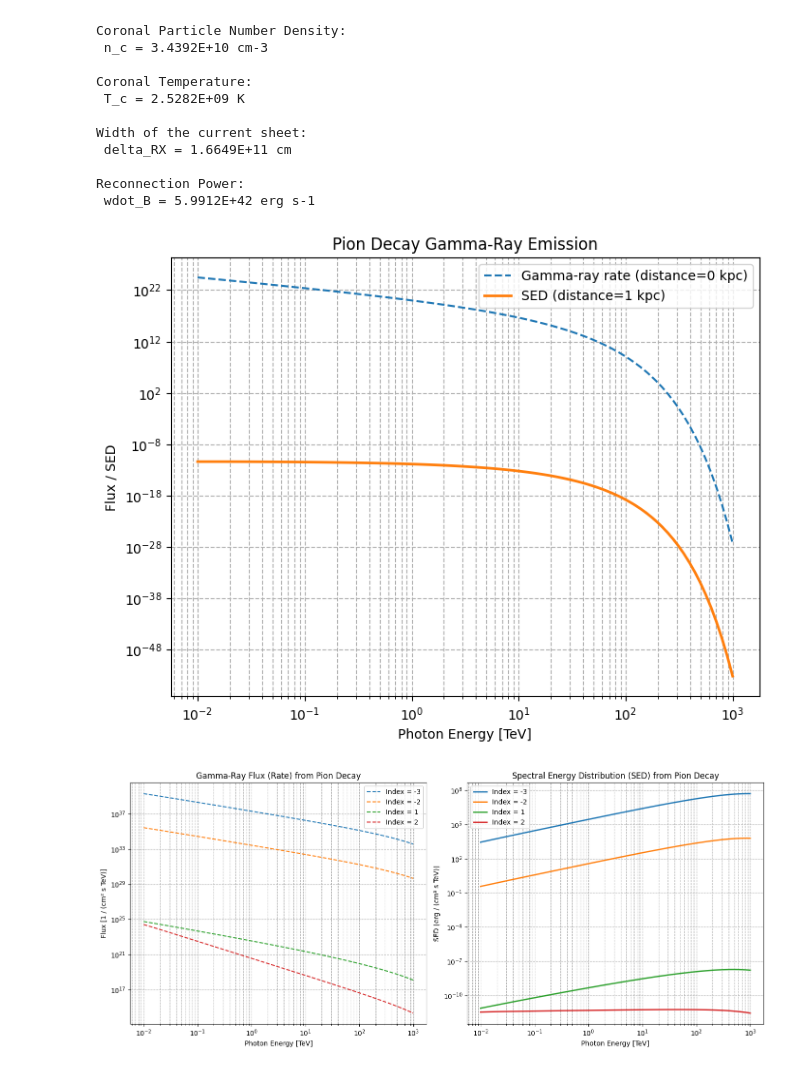
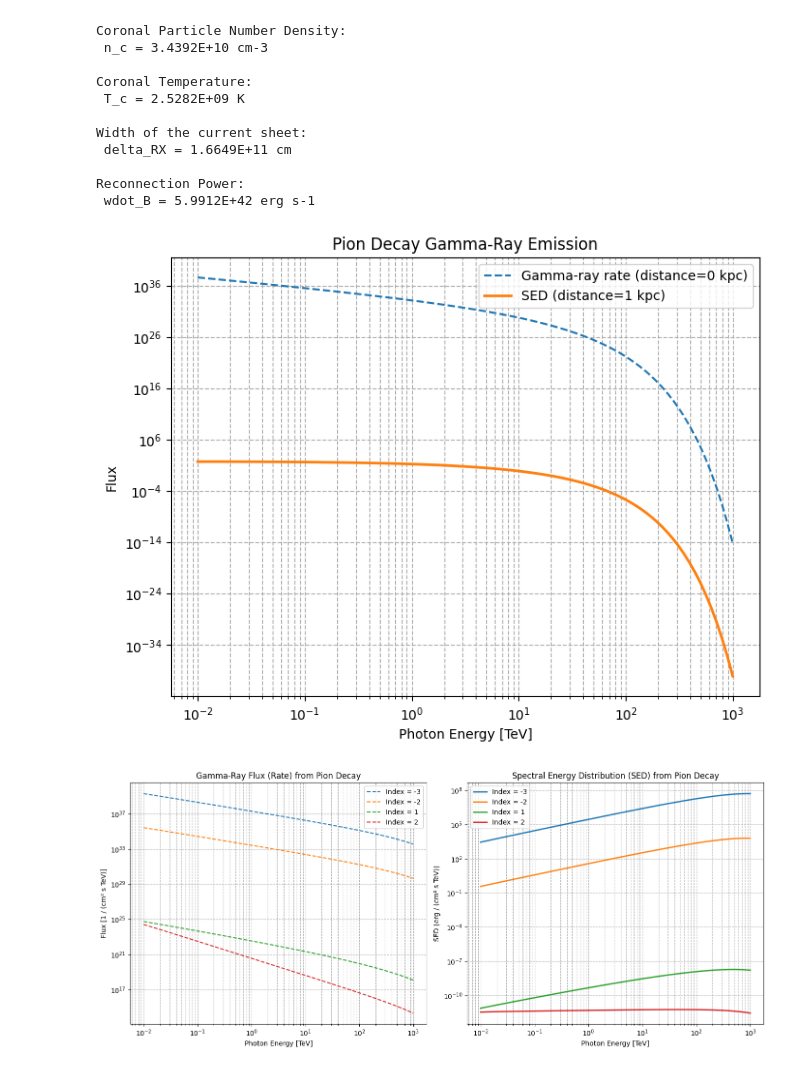
Before and after one commit to luanapassosreis/AGN_Studies, a Jupyter notebook: radiative_models/pgamma.ipynb, the cells around one changed output. Saved outputs shown, nothing was run; the diff lists cells and outputs as text; code cells hidden in the pictures.

```diff
--- a/radiative_models/pgamma.ipynb
+++ b/radiative_models/pgamma.ipynb
@@ -72,37 +75,37 @@ ECPL = naima.models.ExponentialCutoffPowerLaw(
 )
 
 # Define the target proton number density
-nh = 1 * u.cm**-3  # Number density of target protons
+nh = 1.43e13 * u.cm**-3  # Number density of target protons
 
 # Create the PionDecay model using the ECPL proton distribution
 pion_model = PionDecay(ECPL, nh=nh)
 
 # Define photon energy range (from 10 GeV to 1 PeV)
 photon_energy = np.logspace(-2, 3, 100) * u.TeV
 
 # Compute the gamma-ray flux (rate) from pion decay
 gamma_rate = pion_model.flux(photon_energy, distance=0 * u.kpc)
 
 # Compute the Spectral Energy Distribution (SED) from pion decay
 gamma_sed = pion_model.sed(photon_energy, distance=1 * u.kpc)
 
 # Plot the results
 plt.figure(figsize=(8, 6))
 
 # Plot the flux (rate) at distance 0
 plt.loglog(photon_energy, gamma_rate, label="Gamma-ray rate (distance=0 kpc)", linestyle="--")
 
 # Plot the SED at distance 1 kpc
 plt.loglog(photon_energy, gamma_sed, label="SED (distance=1 kpc)", linewidth=2)
 
 plt.xlabel("Photon Energy [TeV]")
-plt.ylabel("Flux / SED")
+plt.ylabel("Flux")
 plt.legend()
 plt.grid(which="both", linestyle="--")
 plt.title("Pion Decay Gamma-Ray Emission")
 plt.show()
 # %% [output]
-[figure, old version]
+[figure, new version]
 # %%
 ## testing indices with chat
 
```
Also changed, not shown: parts of 1 cell of this notebook, 6 other files.
